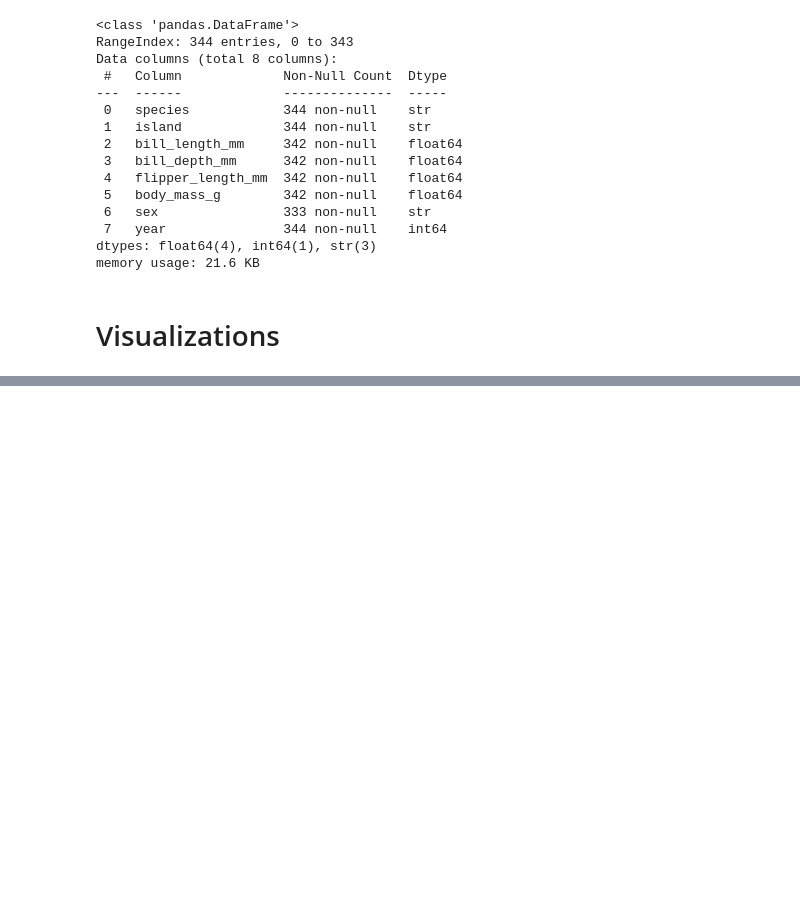
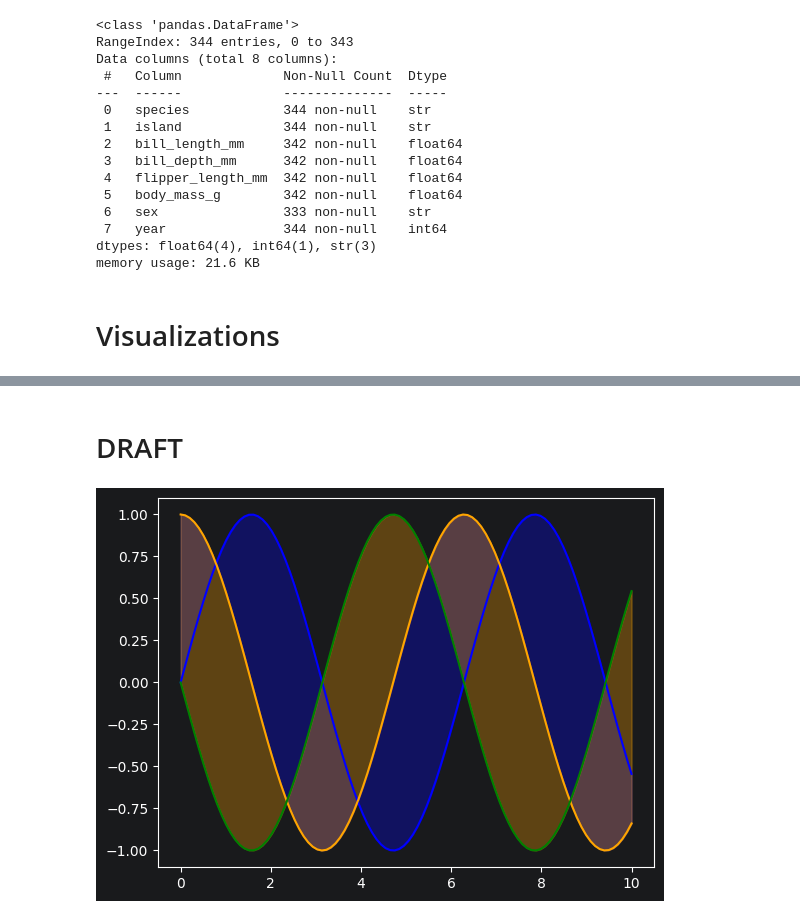
Before and after one commit to carlosjesuscaro/data_analysis_summary, a Jupyter notebook: Visualizations.ipynb, the cells around one changed output, grey strips where cells are left out. Cells and saved outputs as stored; diff of their text form; code cells hidden in the pictures; blank space fills up the shorter version.

```diff
--- a/Visualizations.ipynb
+++ b/Visualizations.ipynb
@@ -35,0 +104,27 @@ AttributeError: Line2D.set() got an unexpected keyword argument 'grid'
+# %% [markdown]
+# DRAFT
+# %%
+import matplotlib.pyplot as plt
+import numpy as np
+
+x = np.linspace(0, 10, 100)
+y1 = np.sin(x)
+y2 = np.cos(x)
+y3 = -np.sin(x)
+
+fig, ax = plt.subplots()
+
+# 1. Fill between y1 and y2
+ax.fill_between(x, y1, y2, color='blue', alpha=0.3)
+
+# 2. Fill between y2 and y3
+ax.fill_between(x, y2, y3, color='orange', alpha=0.3)
+
+# Add lines for context
+ax.plot(x, y1, color='blue')
+ax.plot(x, y2, color='orange')
+ax.plot(x, y3, color='green')
+
+plt.show()
+# %% [output]
+[figure, added]
```
Also changed, not shown: parts of 8 cells of this notebook.
